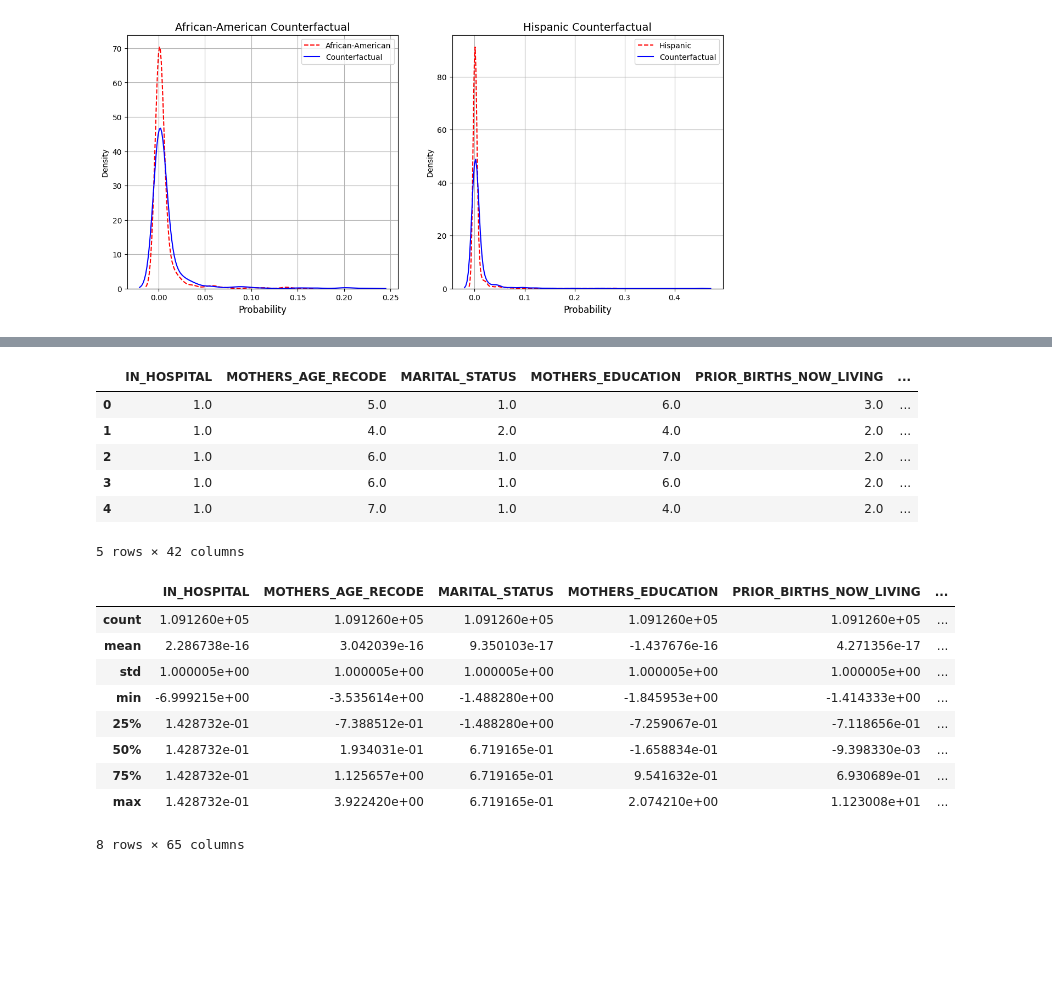
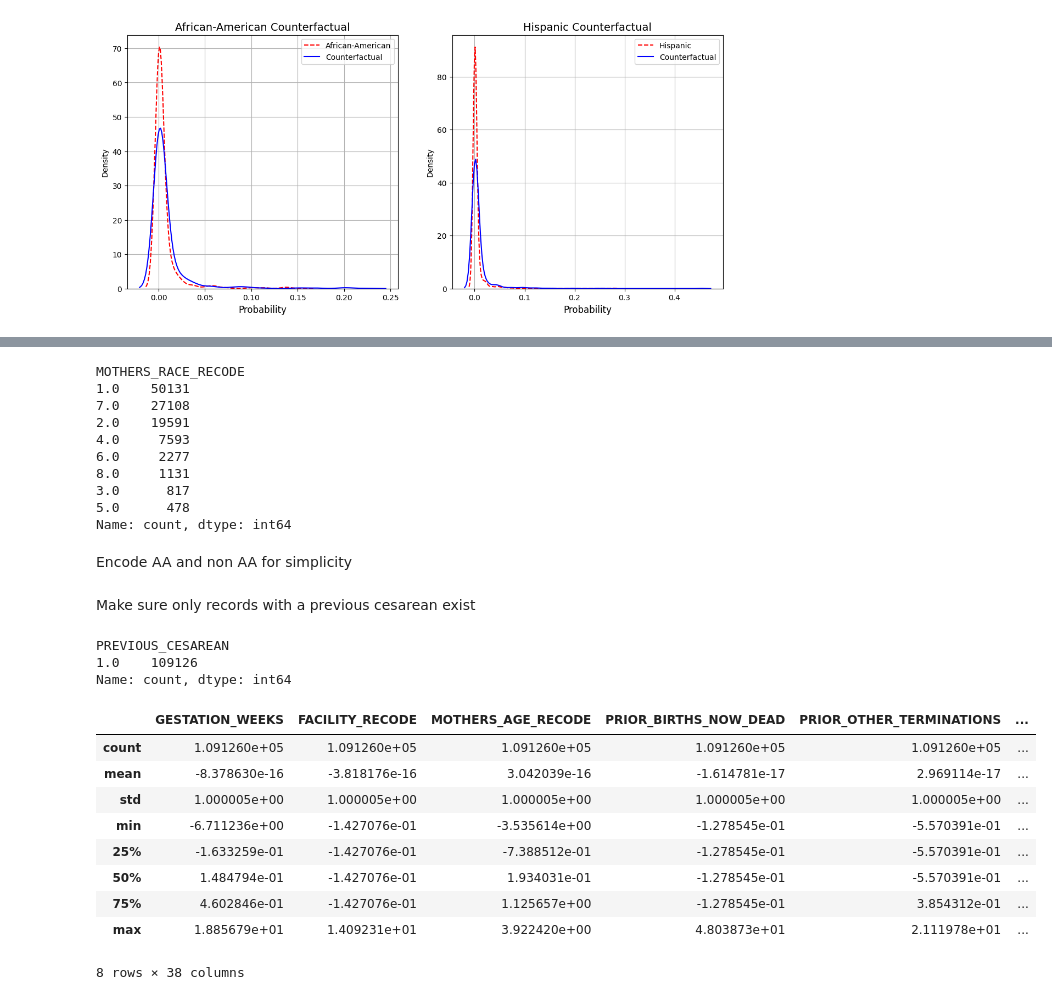
Before and after one commit to chess10kp/compass, a Jupyter notebook: vbac.ipynb, the cells around one changed output, grey strips where cells are left out. Cells and saved outputs as stored; diff of their text form; code cells hidden in the pictures; blank space fills up the shorter version.

```diff
--- a/vbac.ipynb
+++ b/vbac.ipynb
@@ -160,42 +167,57 @@ X = pd.DataFrame(vbac_data).iloc[:, :-1]
 y = pd.DataFrame(vbac_data).iloc[:, -1:] # 1 if successful VBAC, 0 if failed.
 # %%
 X["INTERVAL_SINCE_LAST_LIVE_BIRTH_RECODE"] = X["INTERVAL_SINCE_LAST_LIVE_BIRTH_RECODE"].apply(lambda x : 999.0 if x == 888.0 else x)
+print(X["MOTHERS_RACE_RECODE"].value_counts())
+# %% [output]
+MOTHERS_RACE_RECODE
+1.0    50131
+7.0    27108
+2.0    19591
+4.0     7593
+6.0     2277
+8.0     1131
+3.0      817
+5.0      478
+Name: count, dtype: int64
-# %%
-# rename cols
-X = X.rename(columns={"FACILITY_RECODE": "IN_HOSPITAL"})
-X['IN_HOSPITAL'] = X['IN_HOSPITAL'].apply(lambda x: x if x==1 else 0)
-X.head()
-# %% [output]
-|  | IN_HOSPITAL | MOTHERS_AGE_RECODE | MARITAL_STATUS | MOTHERS_EDUCATION | PRIOR_BIRTHS_NOW_LIVING | ... |
-| 0 | 1.0 | 5.0 | 1.0 | 6.0 | 3.0 | ... |
-| 1 | 1.0 | 4.0 | 2.0 | 4.0 | 2.0 | ... |
-| 2 | 1.0 | 6.0 | 1.0 | 7.0 | 2.0 | ... |
-| 3 | 1.0 | 6.0 | 1.0 | 6.0 | 2.0 | ... |
-| 4 | 1.0 | 7.0 | 1.0 | 4.0 | 2.0 | ... |
-5 rows × 42 columns
+# %% [markdown]
+Encode AA and non AA for simplicity
+# %%
+X["MOTHERS_RACE_AA"] = X["MOTHERS_RACE_RECODE"].apply(lambda x: 1 if x == 2 else 0)
+X["MOTHERS_RACE_Hispanic"] = X["MOTHERS_RACE_RECODE"].apply(lambda x: 1 if x == 7 else 0)
 # %%
 for col, val in list_of_cols_with_missing_vals_and_their_default_numb:
     X[col+'_MISSING'] = X[col].apply(lambda x: 1 if x==val or x==-1 else 0)
     the_median = X[X[col]!=val][col].median()
     X[col] = X[col].apply(lambda x: the_median if x==val or x==-1 else x)
-
-X['MARITAL_STATUS'] = X['MARITAL_STATUS'].apply(lambda x: x if x == 1 else 0)
+# %% [markdown]
+Make sure only records with a previous cesarean exist
+# %%
+X["PREVIOUS_CESAREAN"].value_counts()
+# %% [output]
+PREVIOUS_CESAREAN
+1.0    109126
+Name: count, dtype: int64
 # %%
 import pandas as pd
 from sklearn.preprocessing import StandardScaler
 scaler = StandardScaler().fit(X)
 X_scaled = pd.DataFrame(scaler.transform(X), columns=X.columns.values)
-X_scaled = X_scaled.drop(columns=['PREVIOUS_CESAREAN', 'TOL_ATTEMPTED',
-           'DELIVERY_METHOD_1', 'DELIVERY_METHOD_2']) # drop unnecessary cols
+# non c-sections
+X_scaled["vaginal_delivery_before_or_after_ceasarean"] = (X["PRIOR_BIRTHS_NOW_LIVING"] - X["NUMBER_OF_PREVIOUS_CESAREANS"]).apply(lambda x: 1 if x > 0 else 0)
+
+X_scaled = X_scaled.drop(columns=['PREVIOUS_CESAREAN', 'TOL_ATTEMPTED',  'PRIOR_BIRTHS_NOW_LIVING', "NUMBER_OF_PREVIOUS_CESAREANS",
+           'DELIVERY_METHOD_1', 'DELIVERY_METHOD_2', "MOTHERS_RACE_RECODE"]) # drop unnecessary cols
+X_scaled["MOTHERS_RACE_AA"] = X["MOTHERS_RACE_AA"]
+X_scaled["MOTHERS_RACE_Hispanic"] = X["MOTHERS_RACE_Hispanic"]
 X_scaled.describe()
 # %% [output]
-|  | IN_HOSPITAL | MOTHERS_AGE_RECODE | MARITAL_STATUS | MOTHERS_EDUCATION | PRIOR_BIRTHS_NOW_LIVING | ... |
+|  | GESTATION_WEEKS | FACILITY_RECODE | MOTHERS_AGE_RECODE | PRIOR_BIRTHS_NOW_DEAD | PRIOR_OTHER_TERMINATIONS | ... |
 | count | 1.091260e+05 | 1.091260e+05 | 1.091260e+05 | 1.091260e+05 | 1.091260e+05 | ... |
-| mean | 2.286738e-16 | 3.042039e-16 | 9.350103e-17 | -1.437676e-16 | 4.271356e-17 | ... |
+| mean | -8.378630e-16 | -3.818176e-16 | 3.042039e-16 | -1.614781e-17 | 2.969114e-17 | ... |
 | std | 1.000005e+00 | 1.000005e+00 | 1.000005e+00 | 1.000005e+00 | 1.000005e+00 | ... |
-| min | -6.999215e+00 | -3.535614e+00 | -1.488280e+00 | -1.845953e+00 | -1.414333e+00 | ... |
-| 25% | 1.428732e-01 | -7.388512e-01 | -1.488280e+00 | -7.259067e-01 | -7.118656e-01 | ... |
-| 50% | 1.428732e-01 | 1.934031e-01 | 6.719165e-01 | -1.658834e-01 | -9.398330e-03 | ... |
-| 75% | 1.428732e-01 | 1.125657e+00 | 6.719165e-01 | 9.541632e-01 | 6.930689e-01 | ... |
-| max | 1.428732e-01 | 3.922420e+00 | 6.719165e-01 | 2.074210e+00 | 1.123008e+01 | ... |
+| min | -6.711236e+00 | -1.427076e-01 | -3.535614e+00 | -1.278545e-01 | -5.570391e-01 | ... |
+| 25% | -1.633259e-01 | -1.427076e-01 | -7.388512e-01 | -1.278545e-01 | -5.570391e-01 | ... |
+| 50% | 1.484794e-01 | -1.427076e-01 | 1.934031e-01 | -1.278545e-01 | -5.570391e-01 | ... |
+| 75% | 4.602846e-01 | -1.427076e-01 | 1.125657e+00 | -1.278545e-01 | 3.854312e-01 | ... |
+| max | 1.885679e+01 | 1.409231e+01 | 3.922420e+00 | 4.803873e+01 | 2.111978e+01 | ... |
-8 rows × 65 columns
+8 rows × 38 columns
```
Also changed, not shown: parts of 11 cells of this notebook, 3 other files.
